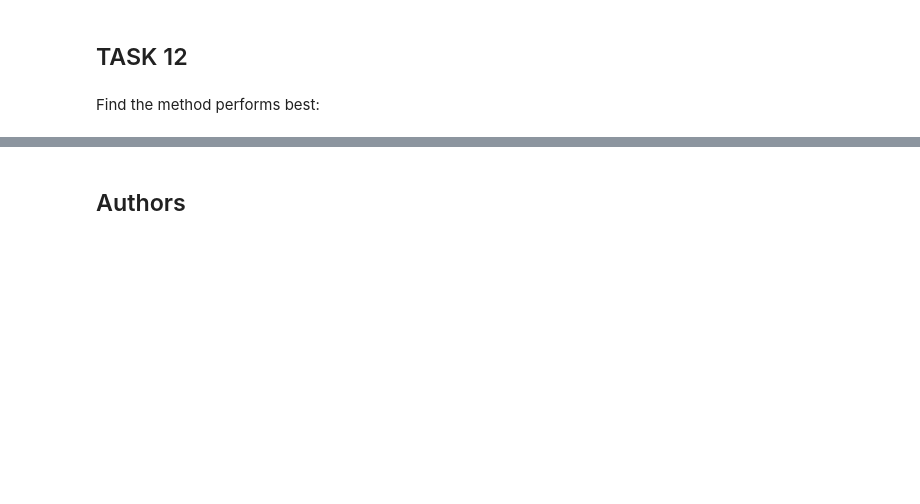
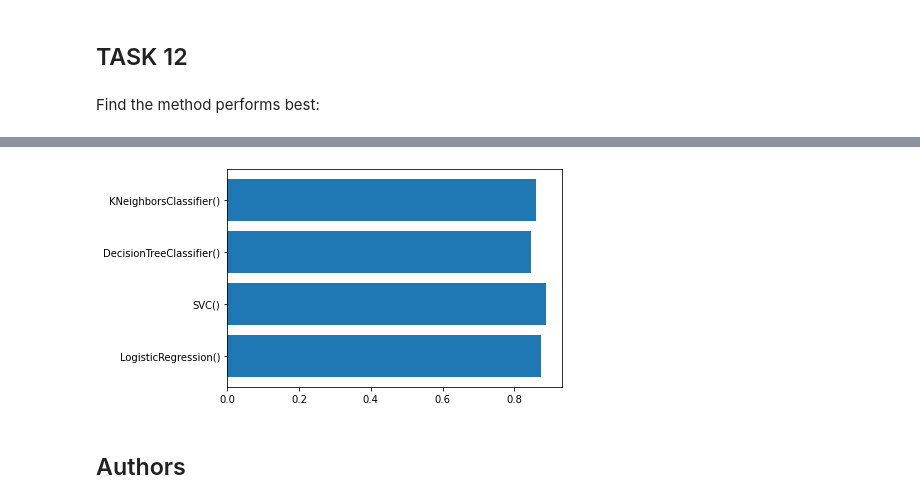
Before and after one commit to hsandir/Applied-Data-Science-Professional-Certificate, a Jupyter notebook: week_4_Machine_Learning_Prediction.ipynb, the cells around one changed output, grey strips where cells are left out. Saved outputs shown, nothing was run; the diff lists cells and outputs as text; code cells hidden in the pictures; blank space fills up the shorter version.

```diff
--- a/week_4_Machine_Learning_Prediction.ipynb
+++ b/week_4_Machine_Learning_Prediction.ipynb
@@ -312,4 +312,15 @@ best
 | 3 | KNeighborsClassifier() | 0.861111 |
+# %%
+import matplotlib.pyplot as plt
+plt.barh(best['Clasifier'],best['Train_score'])
+
+# Create names on the x-axis
+#plt.xticks(y_pos, bars)
+
+# Show graphic
+plt.show()
+# %% [output]
+[figure, added]
 # %% [markdown]
 ## Authors
 # %% [markdown]
```
Also changed, not shown: parts of 3 cells of this notebook.
